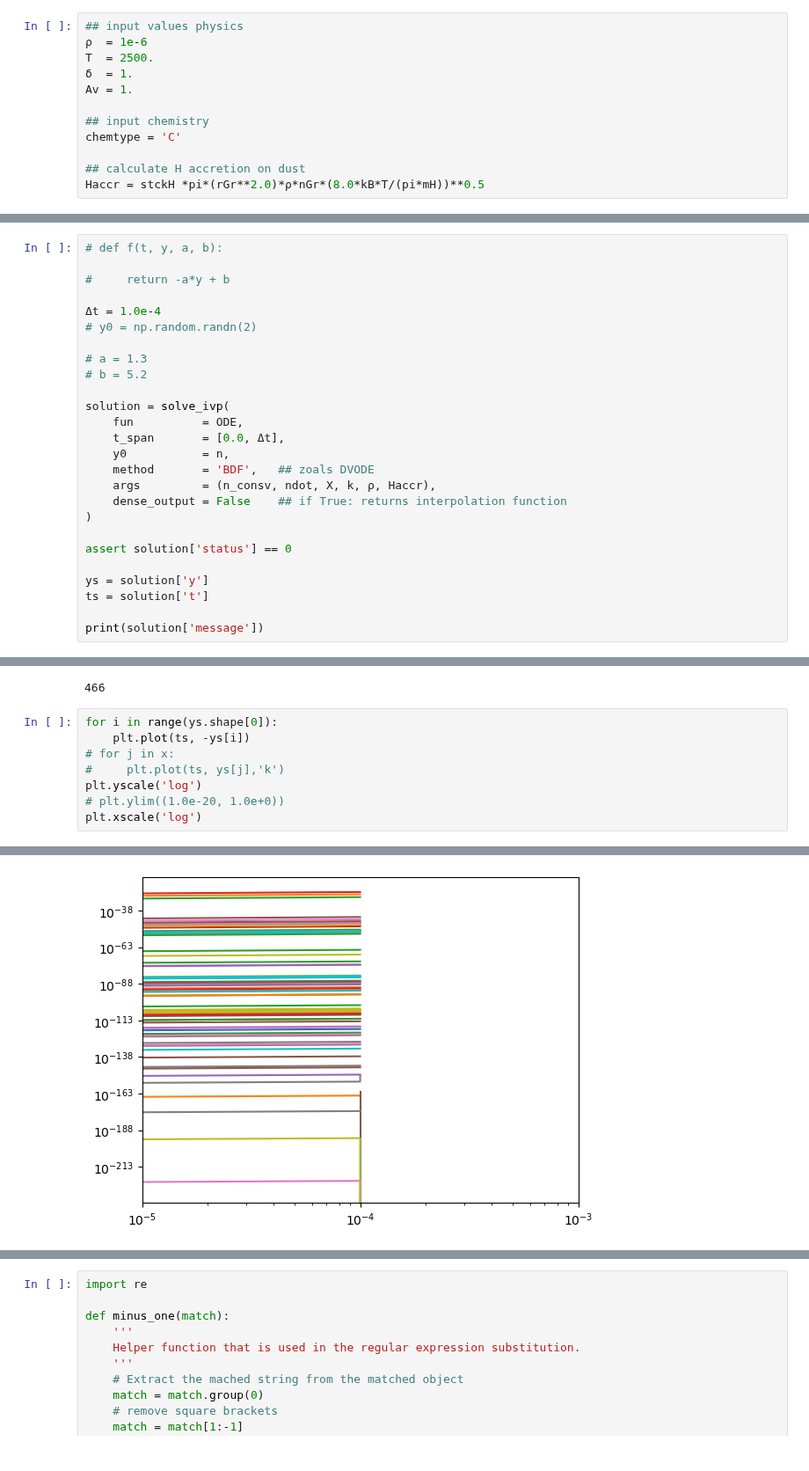
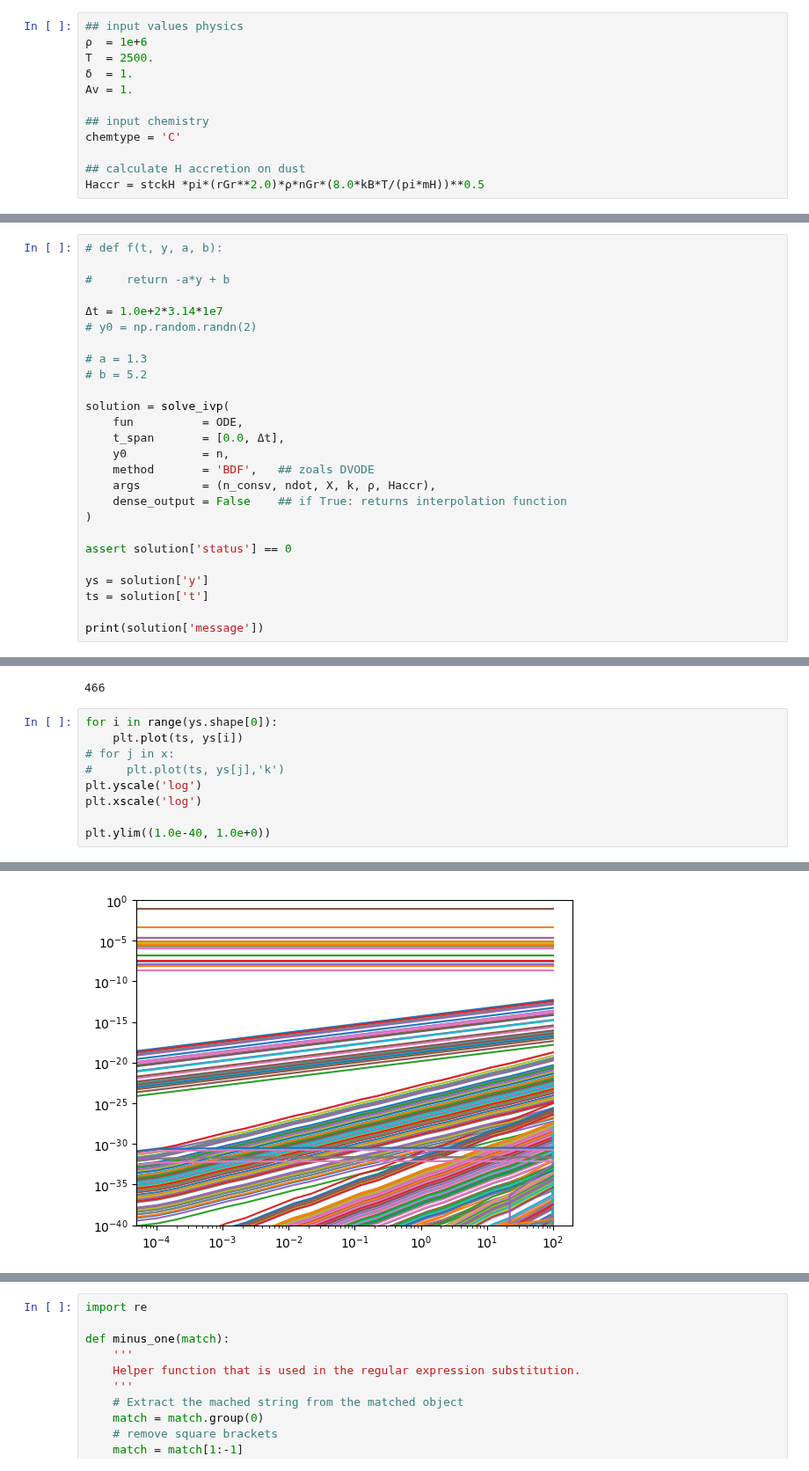
Before and after one commit to silkemaes/ChemPy, a Jupyter notebook: solver.ipynb, the cells around one changed output, grey strips where cells are left out. Shown at 88% size. Saved outputs shown, nothing was run; the diff lists cells and outputs as text.

```diff
--- a/solver.ipynb
+++ b/solver.ipynb
@@ -43,7 +43,7 @@ AUV_AV = 4.65
 stckH  = 0.3       ## sticking coefficient for H atoms
 # %%
 ## input values physics
-ρ  = 1e-6
+ρ  = 1e+6
 T  = 2500.
 δ  = 1.
 Av = 1.
@@ -84,7 +84,7 @@ t=0.0
 
 #     return -a*y + b
 
-Δt = 1.0e-4
+Δt = 1.0e+2*3.14*1e7
 # y0 = np.random.randn(2)
 
 # a = 1.3
@@ -113,10 +113,11 @@ ys.shape[0]
 466
 # %%
 for i in range(ys.shape[0]):
-    plt.plot(ts, -ys[i])
+    plt.plot(ts, ys[i])
 # for j in x:
 #     plt.plot(ts, ys[j],'k')
 plt.yscale('log')
-# plt.ylim((1.0e-20, 1.0e+0))
 plt.xscale('log')
+
+plt.ylim((1.0e-40, 1.0e+0))
 # %% [output]
@@ -123,4 +125,4 @@ plt.xscale('log')
-[figure, old version]
+[figure, new version]
 # %%
 len(ts)
 # %% [output]
```
Also changed, not shown: parts of 3 cells of this notebook, 1 other file.
